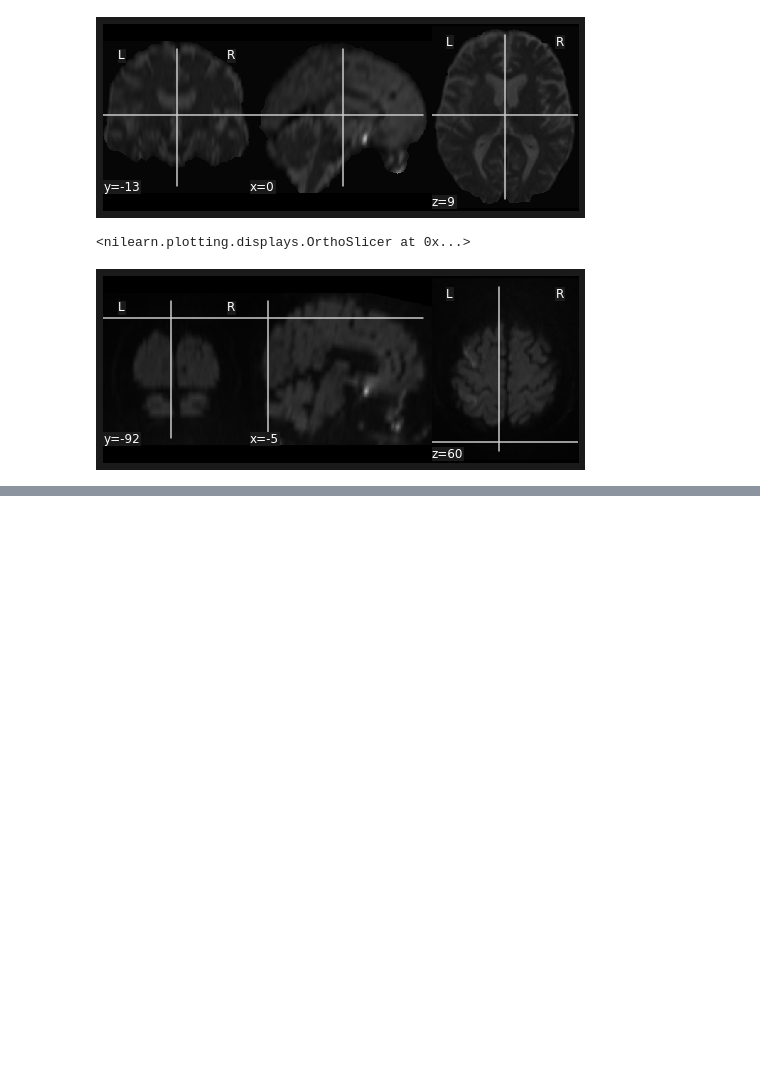
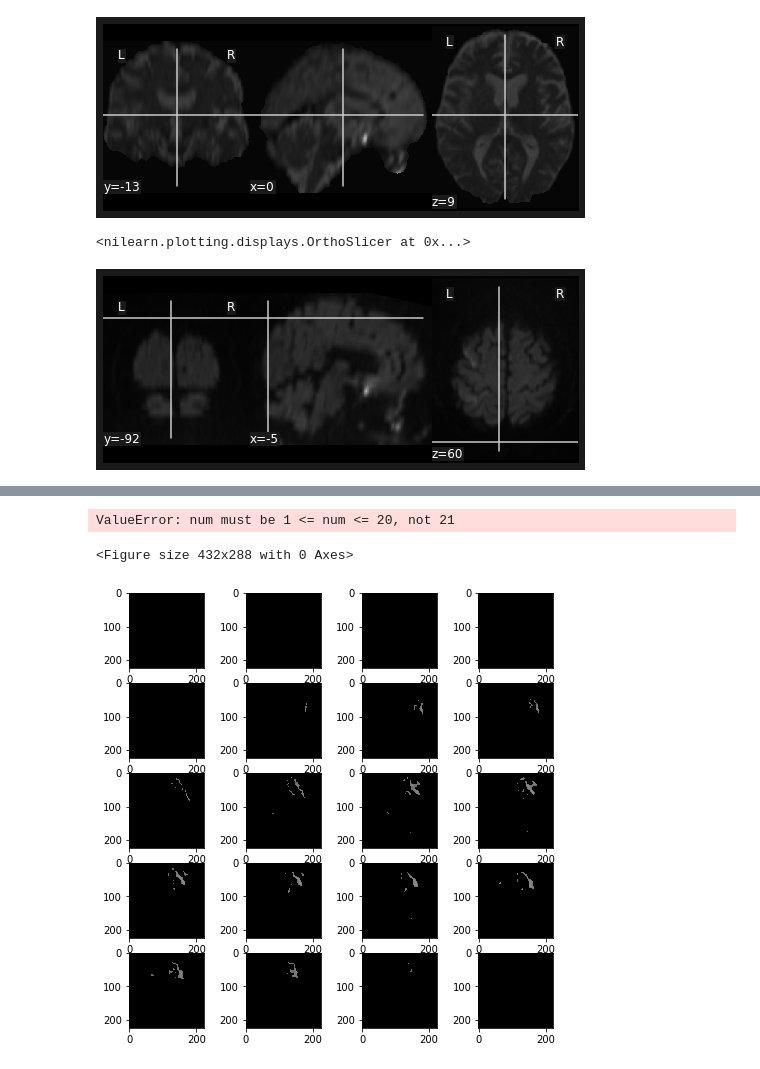
Before and after one commit to zhanghaoyue/stroke_preprocessing, a Jupyter notebook: nipype_workflow.ipynb, the cells around one changed output, grey strips where cells are left out. Cells and saved outputs as stored; diff of their text form; code cells hidden in the pictures; blank space fills up the shorter version.

```diff
--- a/nipype_workflow.ipynb
+++ b/nipype_workflow.ipynb
@@ -310,0 +331,22 @@ plotting.plot_anat(norm_DWI410)
+# %%
+import cv2
+
+a = img_array*(img_array>0.42)
+
+fig = plt.figure()
+columns = 4
+rows = 5
+fig=plt.figure(figsize=(8, 8))
+
+for i,value in enumerate(a[1,:,:,:,:]):
+    kernel = np.ones((3,3),np.uint8)
+    erosion = cv2.erode(value,kernel,iterations =2)
+    dilation = cv2.dilate(value, kernel, iterations=2)
+    fig.add_subplot(rows, columns, i+1)
+    plt.imshow(erosion)
+
+plt.show()
+# %% [output]
+ValueError: num must be 1 <= num <= 20, not 21
+<Figure size 432x288 with 0 Axes>
+[figure, added]
```
Also changed, not shown: parts of 15 cells of this notebook, 4 other files.
